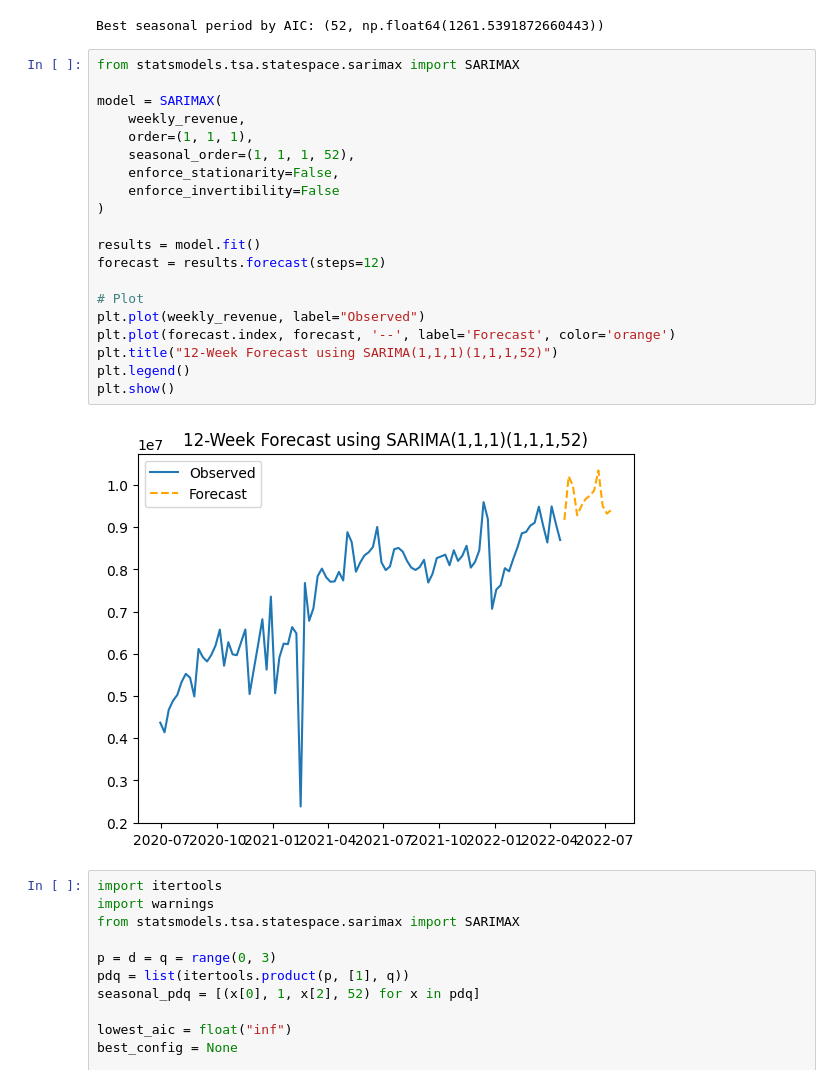
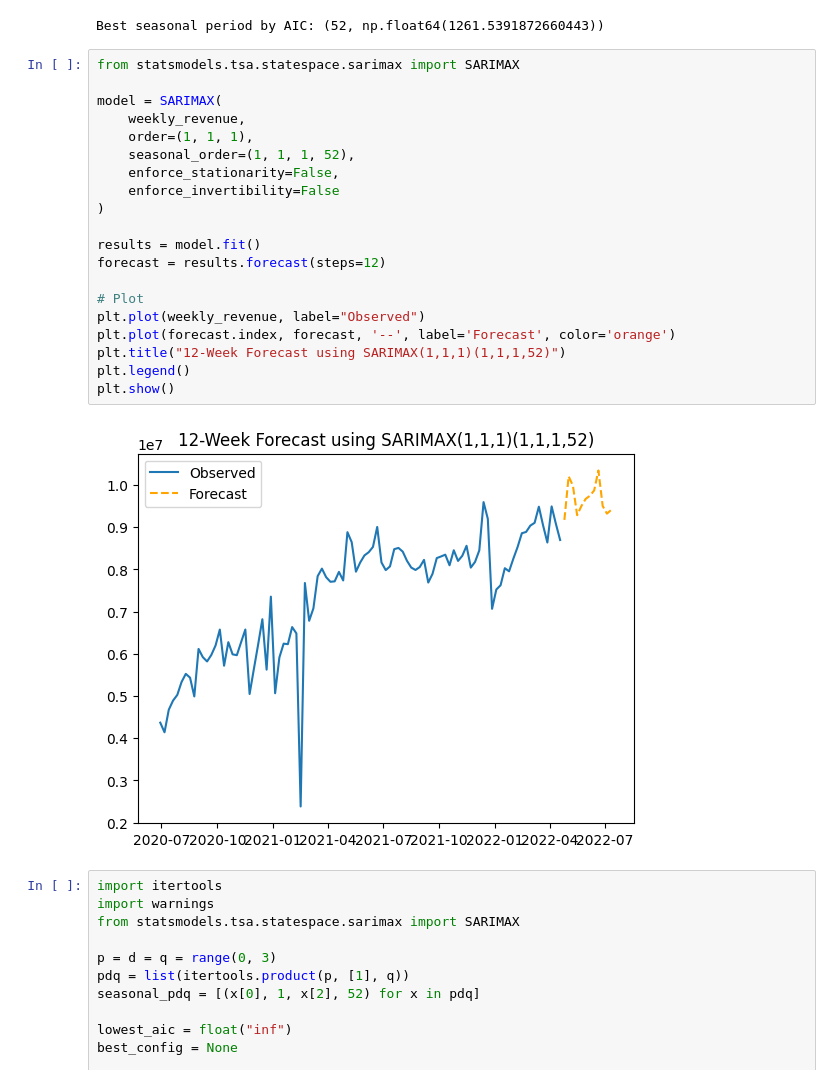
Before and after one commit to drtclem/Sysco, a Jupyter notebook: src/Houston.ipynb, the cells around one changed output. Cells and saved outputs as stored; diff of their text form.

```diff
--- a/src/Houston.ipynb
+++ b/src/Houston.ipynb
@@ -304,25 +302,25 @@ Best seasonal period by AIC: (52, np.float64(1261.5391872660443))
 # %%
 from statsmodels.tsa.statespace.sarimax import SARIMAX
 
 model = SARIMAX(
     weekly_revenue,
     order=(1, 1, 1),
     seasonal_order=(1, 1, 1, 52),
     enforce_stationarity=False,
     enforce_invertibility=False
 )
 
 results = model.fit()
 forecast = results.forecast(steps=12)
 
 # Plot
 plt.plot(weekly_revenue, label="Observed")
 plt.plot(forecast.index, forecast, '--', label='Forecast', color='orange')
-plt.title("12-Week Forecast using SARIMA(1,1,1)(1,1,1,52)")
+plt.title("12-Week Forecast using SARIMAX(1,1,1)(1,1,1,52)")
 plt.legend()
 plt.show()
 # %% [output]
-[figure, old version]
+[figure, new version]
 # %%
 import itertools
 import warnings
```
Also changed, not shown: parts of 6 cells of this notebook, 6 other files.
